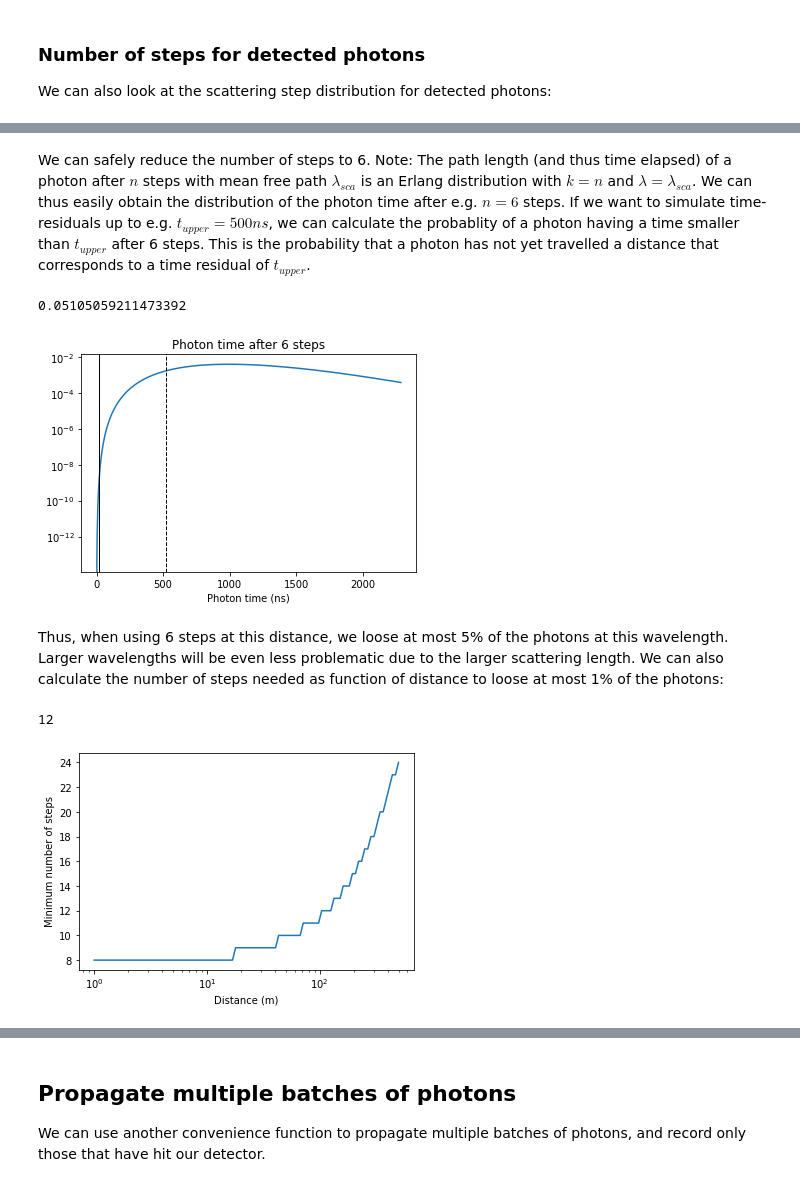
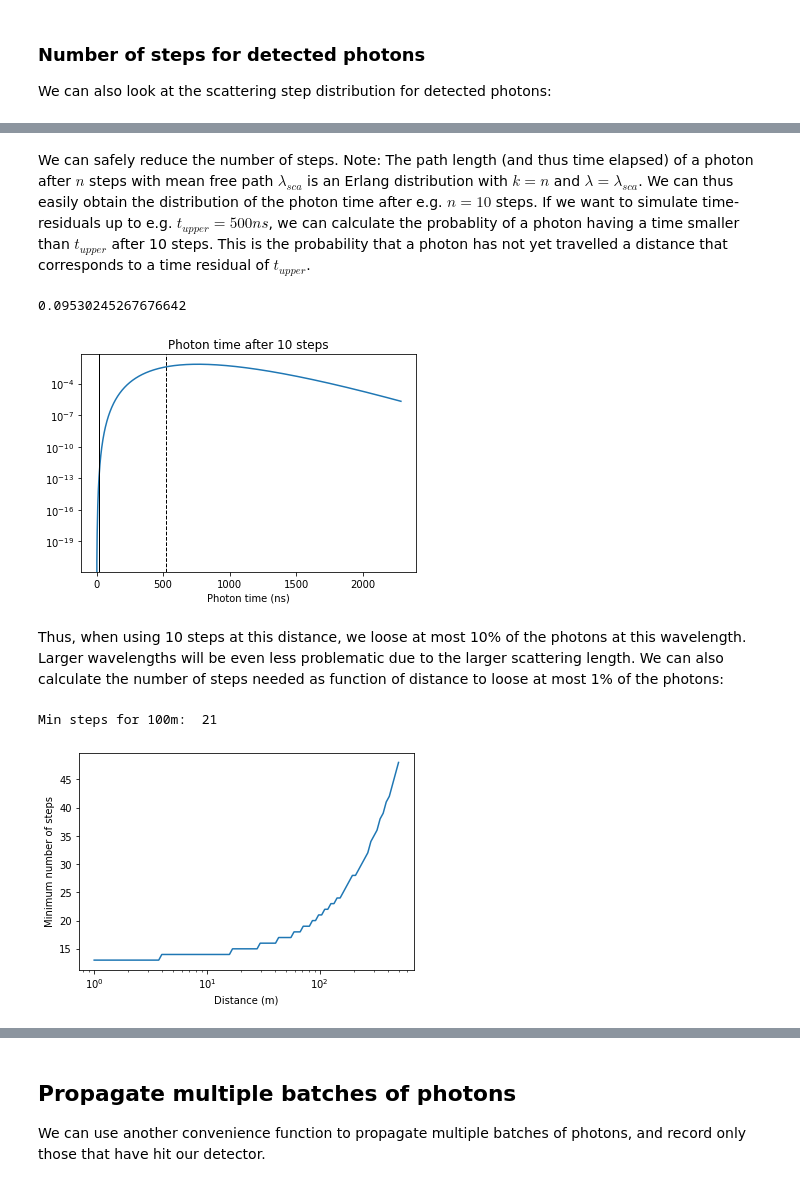
Before and after one commit to pone-software/hyperion, a Jupyter notebook: examples/photon_propagation.ipynb, the cells around one changed output, grey strips where cells are left out. Saved outputs shown, nothing was run; the diff lists cells and outputs as text; code cells hidden in the pictures.

Commit message:
update to photon prop notebook

```diff
--- a/examples/photon_propagation.ipynb
+++ b/examples/photon_propagation.ipynb
@@ -414,31 +437,31 @@ Text(0.5, 0, 'Steps')
 # %% [markdown]
-We can safely reduce the number of steps to 6.
+We can safely reduce the number of steps.
 Note: The path length (and thus time elapsed) of a photon after $n$ steps with mean free path $\lambda_{sca}$ is an Erlang distribution with $k=n$ and $\lambda = \lambda_{sca}$.
-We can thus easily obtain the distribution of the photon time after e.g. $n=6$ steps. If we want to simulate time-residuals up to e.g. $t_{upper}=500ns$, we can calculate the probablity of a photon having a time smaller than $t_{upper}$ after 6 steps. This is the probability that a photon has not yet travelled a distance that corresponds to a time residual of $t_{upper}$.
+We can thus easily obtain the distribution of the photon time after e.g. $n=10$ steps. If we want to simulate time-residuals up to e.g. $t_{upper}=500ns$, we can calculate the probablity of a photon having a time smaller than $t_{upper}$ after 10 steps. This is the probability that a photon has not yet travelled a distance that corresponds to a time residual of $t_{upper}$.
 # %%
 xs = np.linspace(0, 500, 1000)
 wl = 300
-n_steps = 6
+n_steps = 10
 dist = scipy.stats.erlang(n_steps, scale=sca_len_func_antares(wl))
 t_elapsed = xs / c_medium_f(wl) * 1E9
 
 t_geo_low = (det_dist-det_radius) / (c_medium_f(wl)/1E9)
 t_geo_high = t_geo_low + 500
 
 plt.plot(t_elapsed, dist.pdf(xs))
 plt.axvline(t_geo_low, color="k", ls="-", lw=1)
 plt.axvline(t_geo_high, color="k", ls="--", lw=1)
 plt.xlabel("Photon time (ns)")
 plt.title(f"Photon time after {n_steps} steps")
 plt.semilogy()
 
 prob = dist.cdf(t_geo_high * (c_medium_f(wl)/1E9))
 print(prob)
 # %% [output]
-0.05105059211473392
+0.09530245267676642
-[figure, old version]
+[figure, new version]
 # %% [markdown]
-Thus, when using 6 steps at this distance, we loose at most 5% of the photons at this wavelength. Larger wavelengths will be even less problematic due to the larger scattering length.
+Thus, when using 10 steps at this distance, we loose at most 10% of the photons at this wavelength. Larger wavelengths will be even less problematic due to the larger scattering length.
 We can also calculate the number of steps needed as function of distance to loose at most 1% of the photons:
 # %%
 p_thr = 0.01
@@ -454,8 +477,8 @@ plt.semilogx()
 plt.xlabel("Distance (m)")
 plt.ylabel("Minimum number of steps")
 
-print(calculate_min_number_steps(cascadia_ref_index_func, sca_len_func_antares, 100, 500, 300, 0.01))
+print("Min steps for 100m: ", calculate_min_number_steps(cascadia_ref_index_func, sca_len_func_antares, 100, 500, 300, 0.01))
 # %% [output]
-12
+Min steps for 100m:  21
-[figure, old version]
+[figure, new version]
 # %%
```
Also changed, not shown: parts of 22 cells of this notebook.
